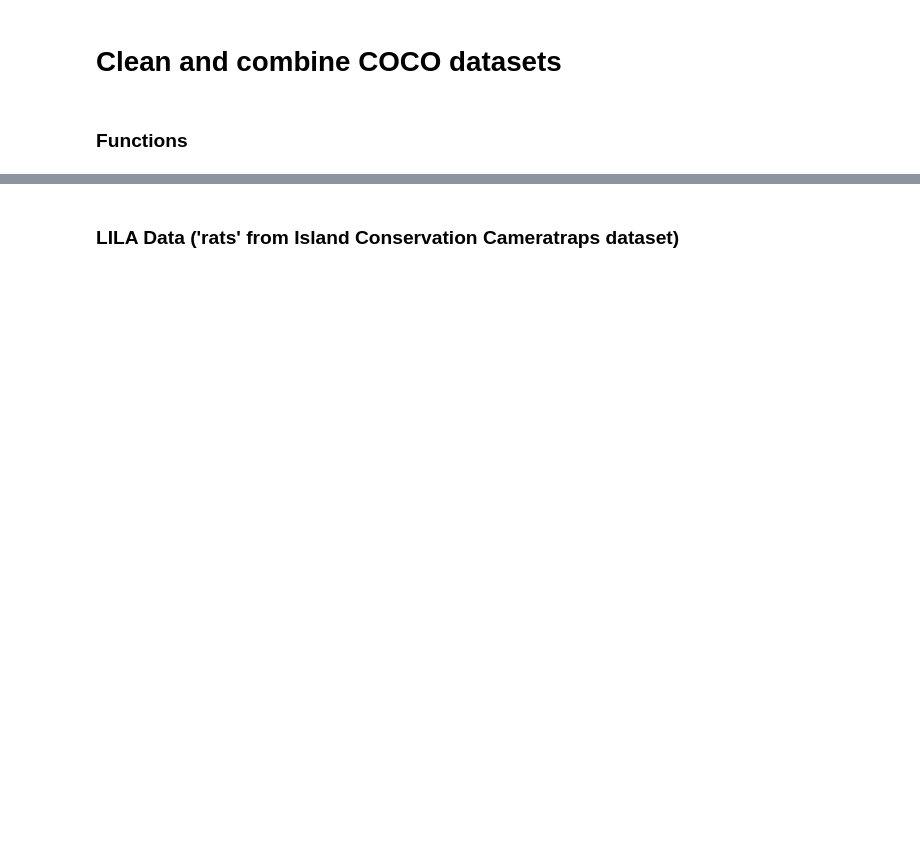
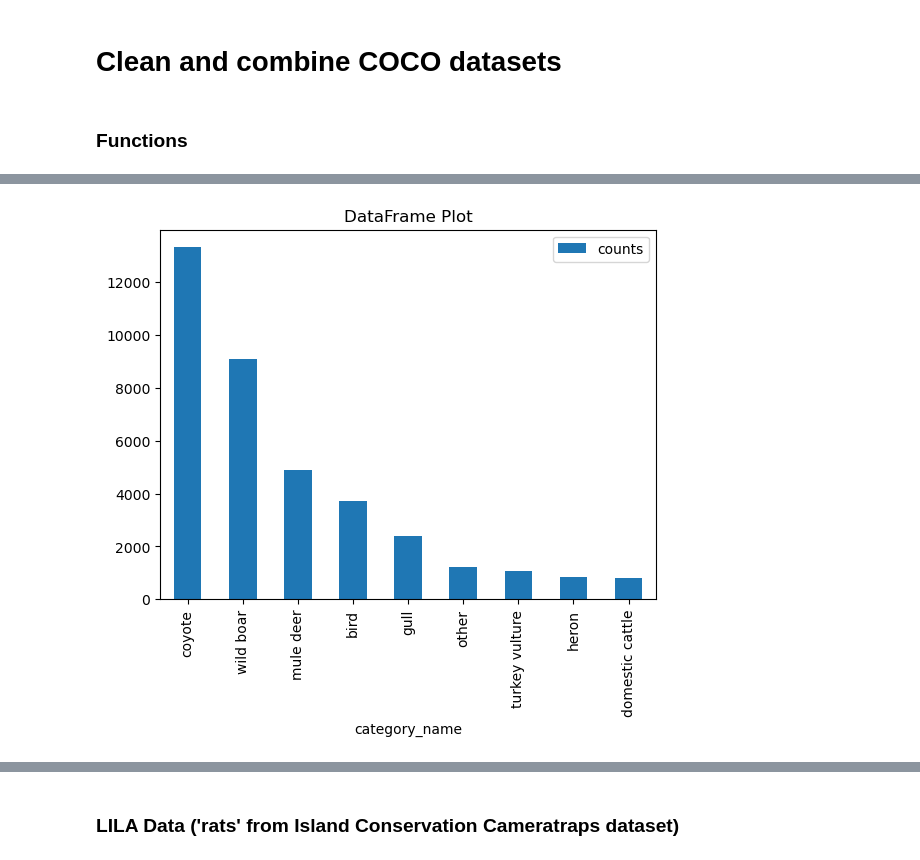
Before and after one commit to tnc-ca-geo/animl-ml, a Jupyter notebook: classification/notebooks/clean_and_combine_datasets.ipynb, the cells around one changed output, grey strips where cells are left out. Drawn from its saved outputs; the diff is of its cells as text; code cells hidden in the pictures; blank space fills up the shorter version.

Commit message:
Update data cleaning notebook to allow for combining/removing classes

```diff
--- a/classification/notebooks/clean_and_combine_datasets.ipynb
+++ b/classification/notebooks/clean_and_combine_datasets.ipynb
@@ -252,0 +219,19 @@ buckeye_rats['categories']
+# %%
+# Generate and save and array of 'category' dicts with two additional fields: 'convert_to' and 'keep'
+# User copies the printed out array into code and updates each categories dict inidcated any they don't want to keep,
+# and adding 'names' of the categories they'd like to convert original categories to
+
+category_map = { 'categories': [] }
+for cat in animl_clean['categories']:
+    cat_count = animl_cat_counts.loc[animl_cat_counts['category_id'] == cat['id']]
+    category_map['categories'].append({
+      'id': cat['id'],
+      'name': cat['name'],
+      'keep': True if cat_count.counts.values[0] != 0 else False,
+      'convert_to': None
+    })
+
+# save as json file
+out_file = os.path.join(home_path, f'animl-ml/classification/data/interim/{dataset}/category_map.json')
+with open(out_file, 'w') as f:
+   json.dump(category_map, f)
@@ -252,0 +244,6 @@ buckeye_rats['categories']
+# %%
+updated_category_map_file = os.path.join(home_path, f'animl-ml/classification/data/interim/{dataset}/updated_category_map.json')
+with open(updated_category_map_file, 'r') as f:
+    updated_category_map = json.load(f)
+# %%
+animl_filtered, rejects = update_categories(animl_clean, updated_category_map['categories'])
@@ -252,0 +260,8 @@ buckeye_rats['categories']
+# %%
+# normalize location names (strip whitespace out make lowercase)
+
+def normalize_locations(img):
+    img['location'] = img['location'].replace(' ', '_').lower()
+    return img
+
+animl_filtered['images'] = list(map(normalize_locations, animl_filtered['images']))
@@ -252,0 +280,6 @@ buckeye_rats['categories']
+# %%
+# plot classes?
+final_animl_cat_counts = get_category_counts(animl_filtered)
+plot = final_animl_cat_counts.plot(kind="bar", x="category_name", y="counts", title="DataFrame Plot")
+# %% [output]
+[figure, added]
```
Also changed, not shown: parts of 53 cells of this notebook, 4 other files.
